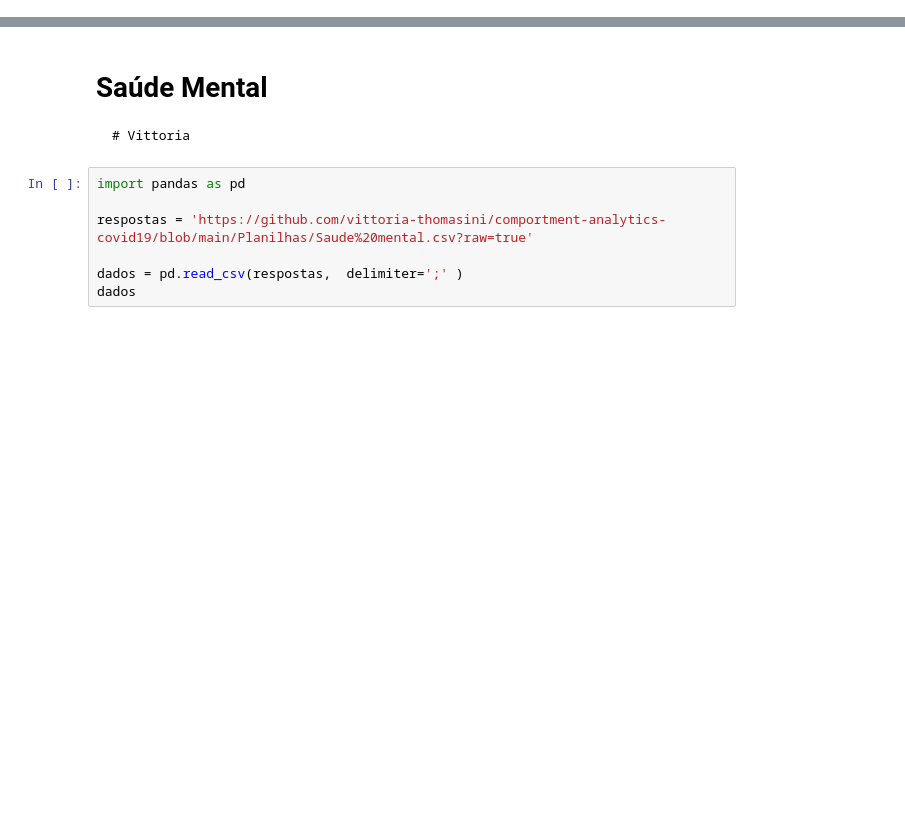
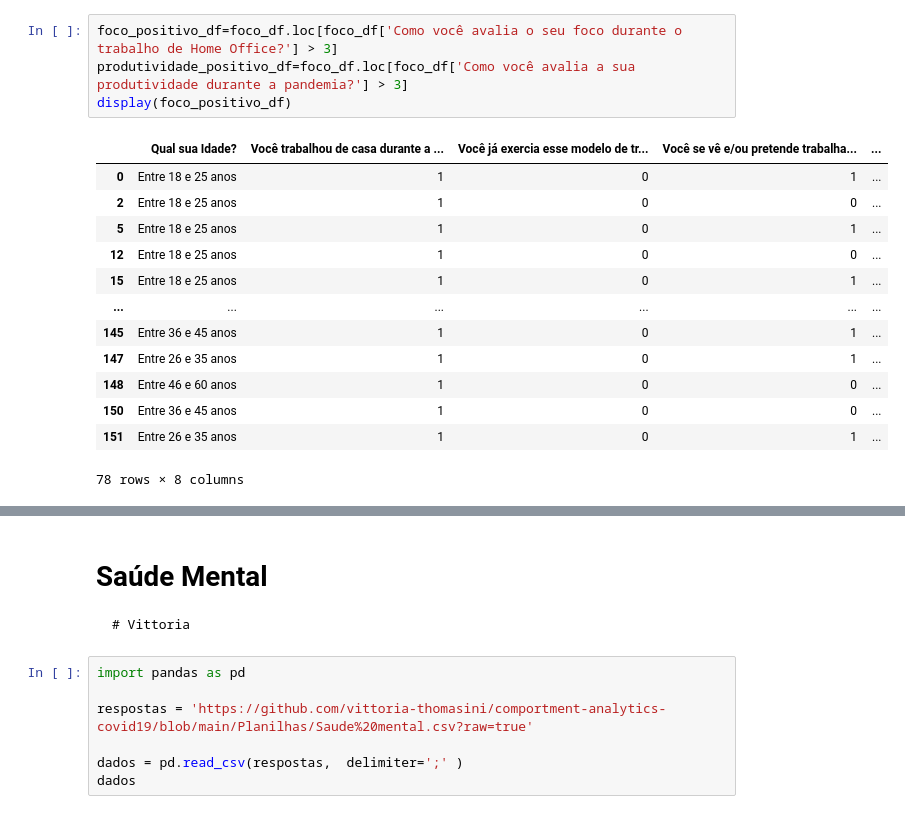
Before and after one commit to vittoria-thomasini/comportment-analytics-covid19, a Jupyter notebook: ProjetoCovid19.ipynb, the cells around one changed output, grey strips where cells are left out. Drawn from its saved outputs; the diff is of its cells as text; blank space fills up the shorter version.

```diff
--- a/ProjetoCovid19.ipynb
+++ b/ProjetoCovid19.ipynb
@@ -2,0 +39,18 @@
+# %%
+foco_positivo_df=foco_df.loc[foco_df['Como você avalia o seu foco durante o trabalho de Home Office?'] > 3]
+produtividade_positivo_df=foco_df.loc[foco_df['Como você avalia a sua produtividade durante a pandemia?'] > 3]
+display(foco_positivo_df)
+# %% [output]
+|  | Qual sua Idade? | Você trabalhou de casa durante a ... | Você já exercia esse modelo de tr... | Você se vê e/ou pretende trabalha... | ... |
+| 0 | Entre 18 e 25 anos | 1 | 0 | 1 | ... |
+| 2 | Entre 18 e 25 anos | 1 | 0 | 0 | ... |
+| 5 | Entre 18 e 25 anos | 1 | 0 | 1 | ... |
+| 12 | Entre 18 e 25 anos | 1 | 0 | 0 | ... |
+| 15 | Entre 18 e 25 anos | 1 | 0 | 1 | ... |
+| ... | ... | ... | ... | ... | ... |
+| 145 | Entre 36 e 45 anos | 1 | 0 | 1 | ... |
+| 147 | Entre 26 e 35 anos | 1 | 0 | 1 | ... |
+| 148 | Entre 46 e 60 anos | 1 | 0 | 0 | ... |
+| 150 | Entre 36 e 45 anos | 1 | 0 | 0 | ... |
+| 151 | Entre 26 e 35 anos | 1 | 0 | 1 | ... |
+78 rows × 8 columns
```
Also changed, not shown: parts of 36 cells of this notebook.
